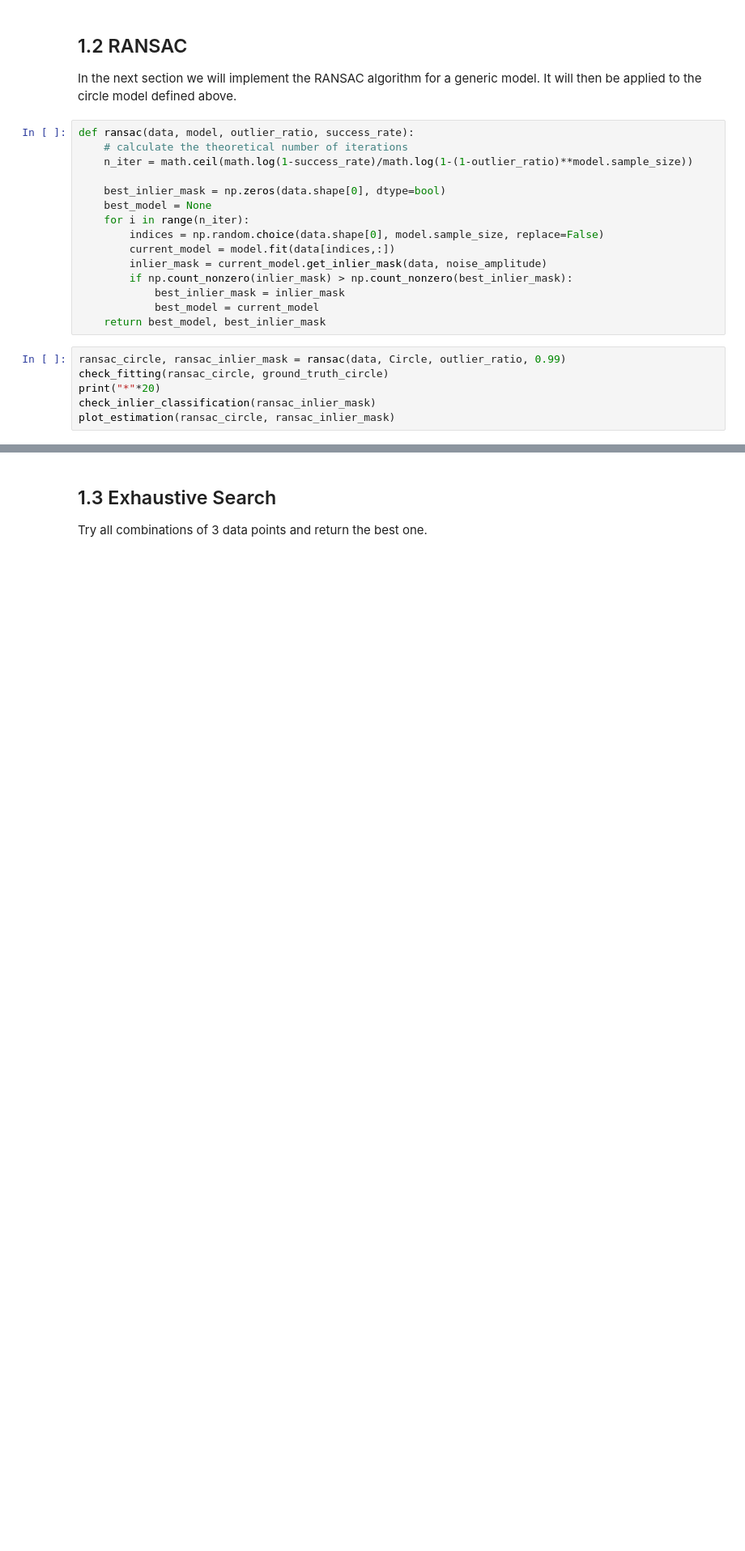
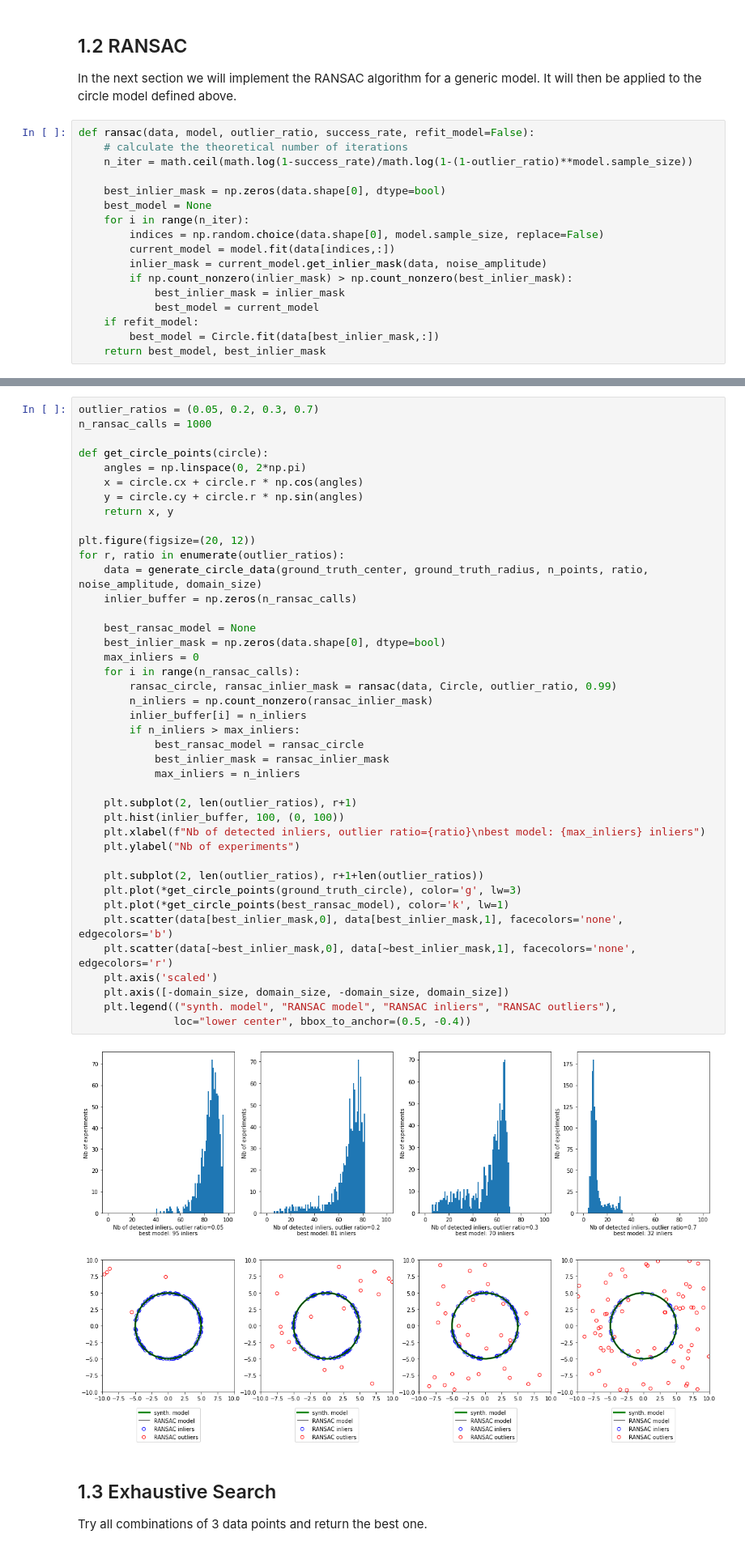
Before and after one commit to voigta/MathFoundFS21, a Jupyter notebook: exercise1.ipynb, the cells around one changed output, grey strips where cells are left out. Shown at 81% size. Drawn from its saved outputs; the diff is of its cells as text; blank space fills up the shorter version.

```diff
--- a/exercise1.ipynb
+++ b/exercise1.ipynb
@@ -177,7 +147,7 @@ Most of the inliers and outliers are classified correctly. There are however som
 ## 1.2 RANSAC
 In the next section we will implement the RANSAC algorithm for a generic model. It will then be applied to the circle model defined above.
 # %%
-def ransac(data, model, outlier_ratio, success_rate):
+def ransac(data, model, outlier_ratio, success_rate, refit_model=False):
     # calculate the theoretical number of iterations
     n_iter = math.ceil(math.log(1-success_rate)/math.log(1-(1-outlier_ratio)**model.sample_size))
 
@@ -190,10 +160,6 @@ def ransac(data, model, outlier_ratio, success_rate):
         if np.count_nonzero(inlier_mask) > np.count_nonzero(best_inlier_mask):
             best_inlier_mask = inlier_mask
             best_model = current_model
+    if refit_model:
+        best_model = Circle.fit(data[best_inlier_mask,:])
     return best_model, best_inlier_mask
-# %%
-ransac_circle, ransac_inlier_mask = ransac(data, Circle, outlier_ratio, 0.99)
-check_fitting(ransac_circle, ground_truth_circle)
-print("*"*20)
-check_inlier_classification(ransac_inlier_mask)
-plot_estimation(ransac_circle, ransac_inlier_mask)
@@ -209,3 +175,46 @@ Ground truth inliers:   80,             Ground truth outliers:  20,
+# %%
+outlier_ratios = (0.05, 0.2, 0.3, 0.7)
+n_ransac_calls = 1000
+
+def get_circle_points(circle):
+    angles = np.linspace(0, 2*np.pi)
+    x = circle.cx + circle.r * np.cos(angles)
+    y = circle.cy + circle.r * np.sin(angles)
+    return x, y
+
+plt.figure(figsize=(20, 12))
+for r, ratio in enumerate(outlier_ratios):
+    data = generate_circle_data(ground_truth_center, ground_truth_radius, n_points, ratio, noise_amplitude, domain_size)
+    inlier_buffer = np.zeros(n_ransac_calls)
+
+    best_ransac_model = None
+    best_inlier_mask = np.zeros(data.shape[0], dtype=bool)
+    max_inliers = 0
+    for i in range(n_ransac_calls):
+        ransac_circle, ransac_inlier_mask = ransac(data, Circle, outlier_ratio, 0.99)
+        n_inliers = np.count_nonzero(ransac_inlier_mask)
+        inlier_buffer[i] = n_inliers
+        if n_inliers > max_inliers:
+            best_ransac_model = ransac_circle
+            best_inlier_mask = ransac_inlier_mask
+            max_inliers = n_inliers
+
+    plt.subplot(2, len(outlier_ratios), r+1)
+    plt.hist(inlier_buffer, 100, (0, 100))
+    plt.xlabel(f"Nb of detected inliers, outlier ratio={ratio}\nbest model: {max_inliers} inliers")
+    plt.ylabel("Nb of experiments")
+
+    plt.subplot(2, len(outlier_ratios), r+1+len(outlier_ratios))
+    plt.plot(*get_circle_points(ground_truth_circle), color='g', lw=3)
+    plt.plot(*get_circle_points(best_ransac_model), color='k', lw=1)
+    plt.scatter(data[best_inlier_mask,0], data[best_inlier_mask,1], facecolors='none', edgecolors='b')
+    plt.scatter(data[~best_inlier_mask,0], data[~best_inlier_mask,1], facecolors='none', edgecolors='r')
+    plt.axis('scaled')
+    plt.axis([-domain_size, domain_size, -domain_size, domain_size])
+    plt.legend(("synth. model", "RANSAC model", "RANSAC inliers", "RANSAC outliers"),
+               loc="lower center", bbox_to_anchor=(0.5, -0.4))
+# %% [output]
+[figure, added]
 # %% [markdown]
 ## 1.3 Exhaustive Search
 Try all combinations of 3 data points and return the best one.
```
Also changed, not shown: parts of 20 cells of this notebook.
